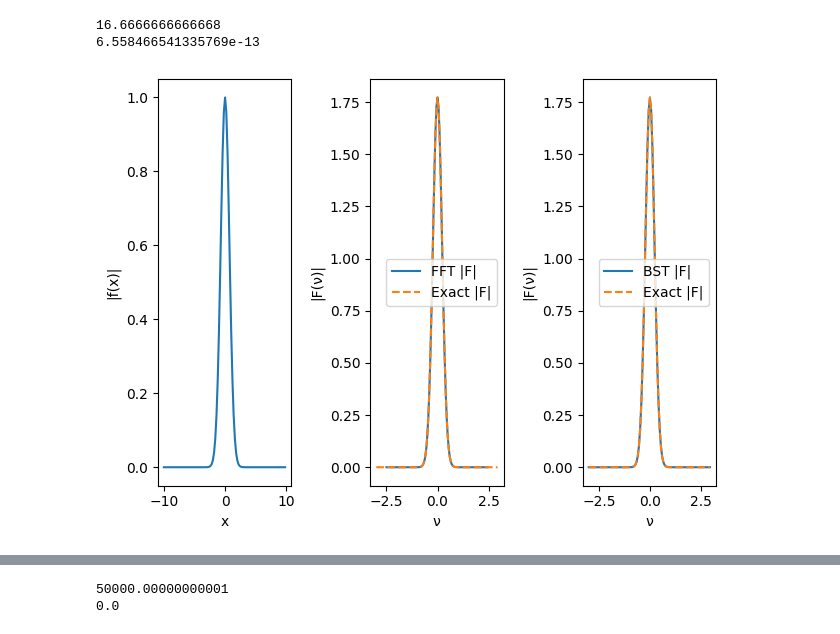
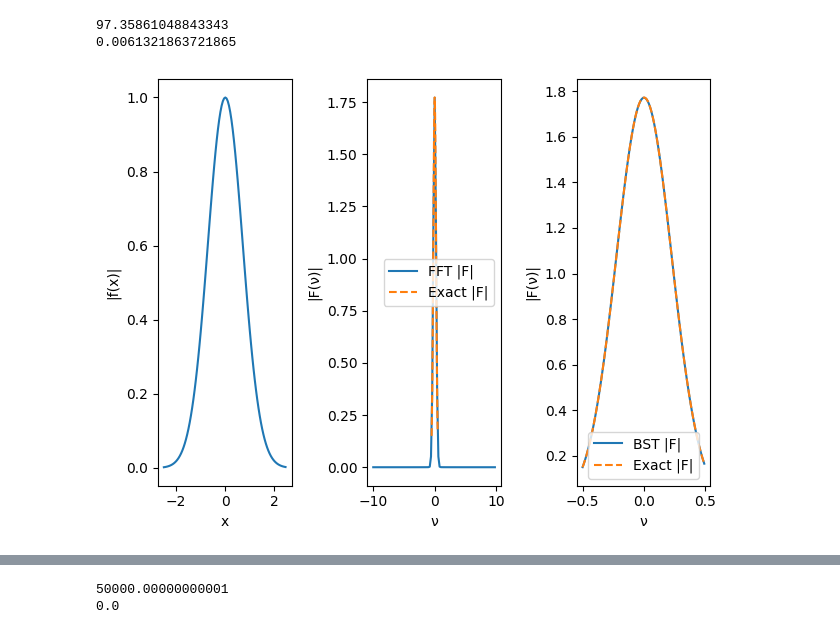
Before and after one commit to tomsturges/BST, a Jupyter notebook: notebook.ipynb, the cells around one changed output, grey strips where cells are left out. Cells and saved outputs as stored; diff of their text form; code cells hidden in the pictures.

```diff
--- a/notebook.ipynb
+++ b/notebook.ipynb
@@ -58,44 +11,44 @@ plt.show()
 # %%
 from bst.bst import generate_bst
 jax.config.update("jax_enable_x64", True)
-Lx = 10
-Lf = 15
+Lx = 5
+Lf = 0.5
 N = 100
-x = np.linspace(-10, 10, 100, endpoint=False)
+x = np.linspace(-Lx / 2, Lx / 2, N, endpoint=False)
 dx = x[1] - x[0]
-nu = np.linspace(-3, 3, 100, endpoint=False)
-y = jnp.exp(-(x)**2)
+nu = np.linspace(-Lf, Lf, N, endpoint=False)
+y = jnp.exp(-x**2)
 
 Y = generate_bst(x, nu)(y)
 print(np.sum(np.abs(np.real(Y))))
 print(np.sum(np.abs(np.imag(Y))))
 
 F = jnp.fft.fftshift(jnp.fft.fft(y))
 mu = jnp.fft.fftshift(jnp.fft.fftfreq(N, x[1] - x[0]))
 
 F_exact = np.sqrt(np.pi) * np.exp(-(np.pi * nu)**2)
 
 fig, ax = plt.subplots(1, 3)
 
 ax[0].plot(x, y)
 ax[0].set_xlabel("x")
 ax[0].set_ylabel("|f(x)|")
 
 ax[1].plot(mu, dx * np.abs(F), label="FFT |F|")
 ax[1].plot(nu, np.abs(F_exact), "--", label="Exact |F|")
 ax[1].legend()
 ax[1].set_xlabel("ν")
 ax[1].set_ylabel("|F(ν)|")
 
 ax[2].plot(nu, np.abs(Y), label="BST |F|")
 ax[2].plot(nu, np.abs(F_exact), "--", label="Exact |F|")
 ax[2].legend()
 ax[2].set_xlabel("ν")
 ax[2].set_ylabel("|F(ν)|")
 
 plt.tight_layout()
 plt.show()
 # %% [output]
-16.6666666666668
-6.558466541335769e-13
+97.35861048843343
+0.0061321863721865
-[figure, old version]
+[figure, new version]
```
Also changed, not shown: parts of 2 cells of this notebook, 1 other file.
